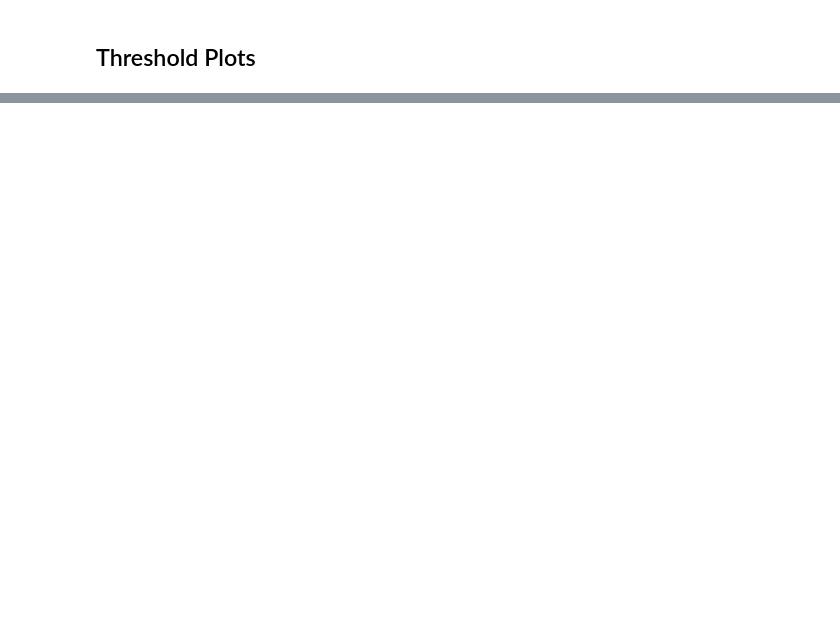
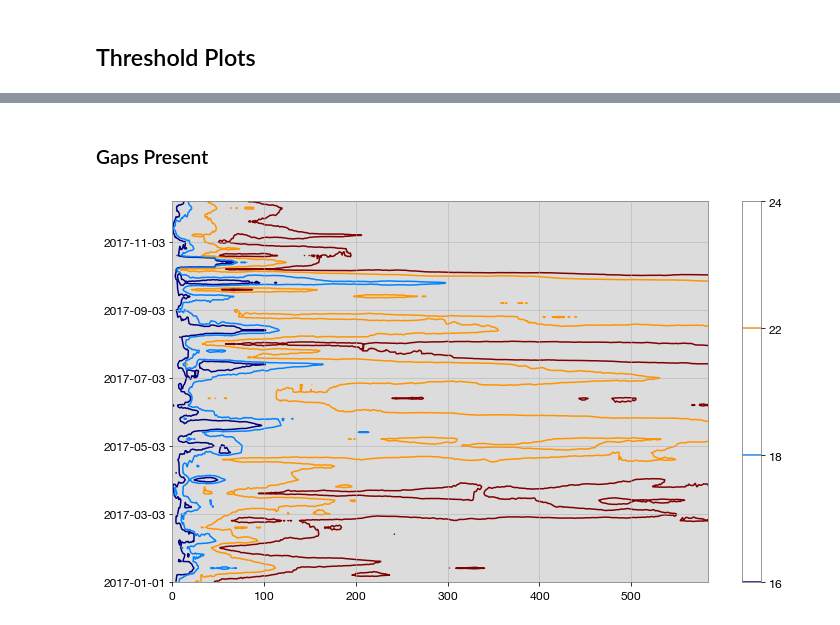
Before and after one commit to John-Ragland/Noise_Interferometry, a Jupyter notebook: Scripts/SNR_Analysis2.ipynb, the cells around one changed output, grey strips where cells are left out. Saved outputs shown, nothing was run; the diff lists cells and outputs as text; code cells hidden in the pictures; blank space fills up the shorter version.

```diff
--- a/Scripts/SNR_Analysis2.ipynb
+++ b/Scripts/SNR_Analysis2.ipynb
@@ -85,0 +154,18 @@ np.mean(np.squeeze(SNRs_no_gap[1,:,:]),axis=0)[0]
+# %% [markdown]
+### Gaps Present
+# %%
+peak1 = np.squeeze(SNRs[1,:,:]).data
+fig1, ax = plt.subplots(nrows=1, ncols=1, figsize=(12,7))
+
+levels = [16,18,22,24]
+plt.contour(peak, levels=levels, cmap='jet')#, levels=levels)
+plt.colorbar()
+
+ax.set_yticks(yticks)
+ax.set_yticklabels(ytick_labels)
+
+ax.set_facecolor('#DCDCDC')
+
+fig1.savefig('threshold_gap.png',dpi=300)
+# %% [output]
+[figure, added]
```
Also changed, not shown: parts of 21 cells of this notebook, 2 other files.
